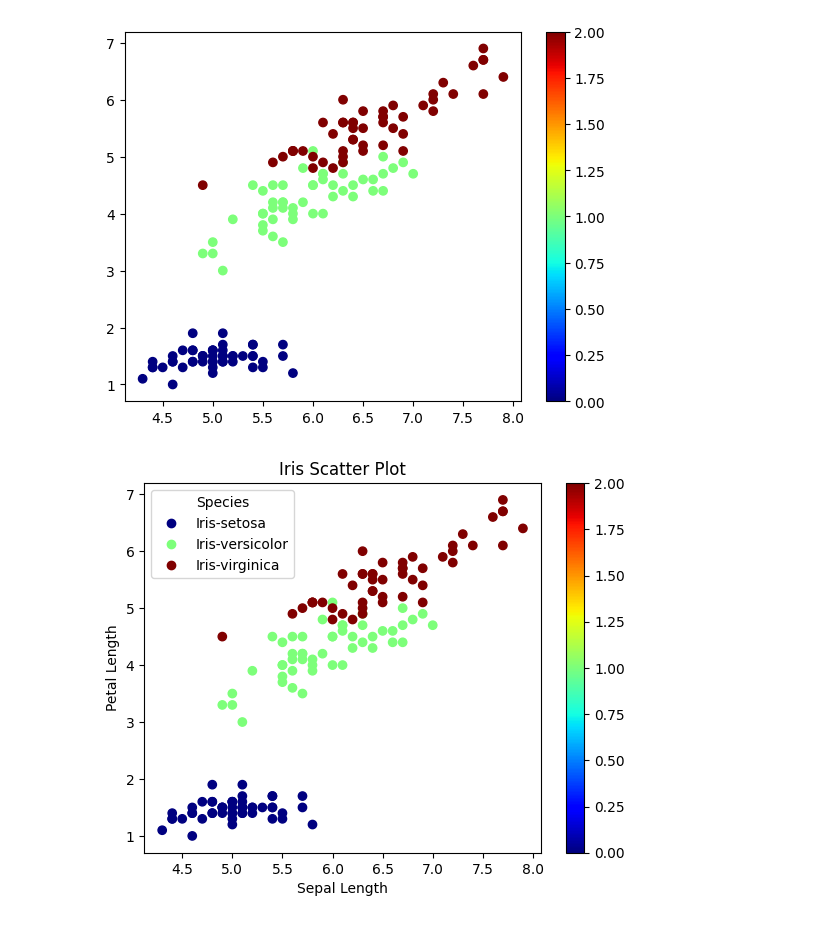
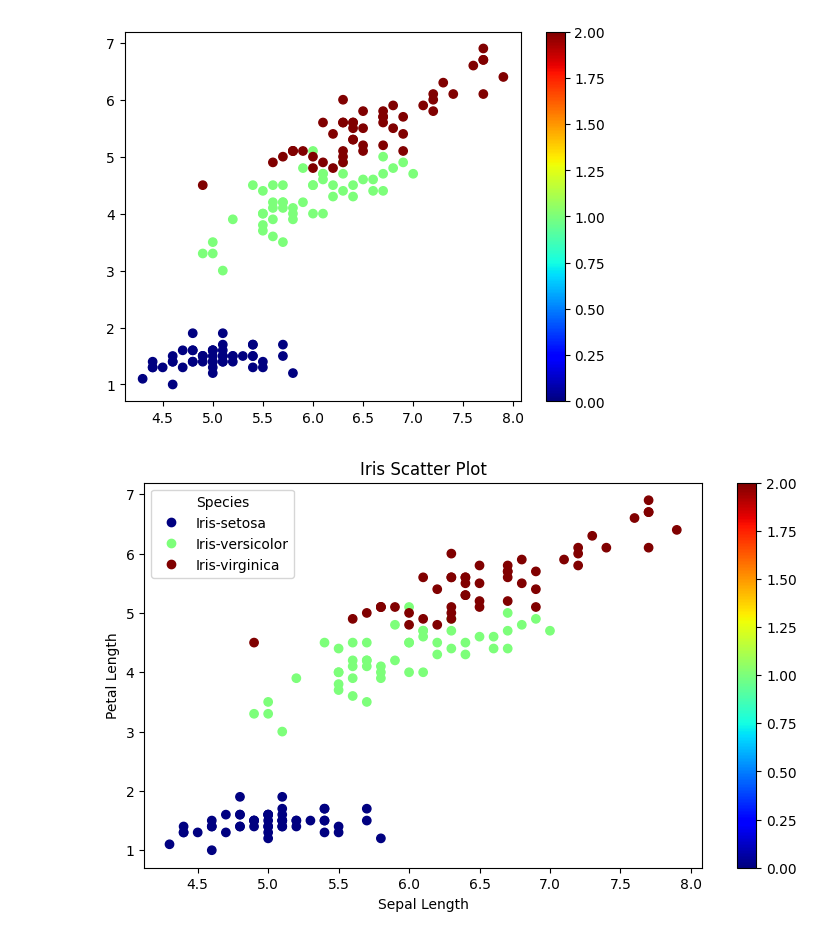
Before and after one commit to BilalWazir033/Ai-Lab, a Jupyter notebook: Ai Course by CampusX/Matplotlib/Advanced_Matplotlib.ipynb, the cells around one changed output. Drawn from its saved outputs; the diff is of its cells as text; code cells hidden in the pictures.

```diff
--- a/Ai Course by CampusX/Matplotlib/Advanced_Matplotlib.ipynb
+++ b/Ai Course by CampusX/Matplotlib/Advanced_Matplotlib.ipynb
@@ -42,18 +42,19 @@ plt.colorbar()
 <matplotlib.colorbar.Colorbar at 0x...>
 [figure]
 # %%
+plt.figure(figsize=(9,5))
 scatter=plt.scatter(iris['SepalLengthCm'],iris['PetalLengthCm'],c=iris['Species'],cmap='jet')
 plt.colorbar()
 # Create legend
 handles, _ = scatter.legend_elements()
 
 labels = ['Iris-setosa', 'Iris-versicolor', 'Iris-virginica']
 plt.legend(handles, labels, title="Species")
 
 plt.xlabel('Sepal Length')
 plt.ylabel('Petal Length')
 plt.title('Iris Scatter Plot')
 
 plt.show()
 # %% [output]
-[figure, old version]
+[figure, new version]
```
Also changed, not shown: parts of 33 cells of this notebook, 30 other files.
